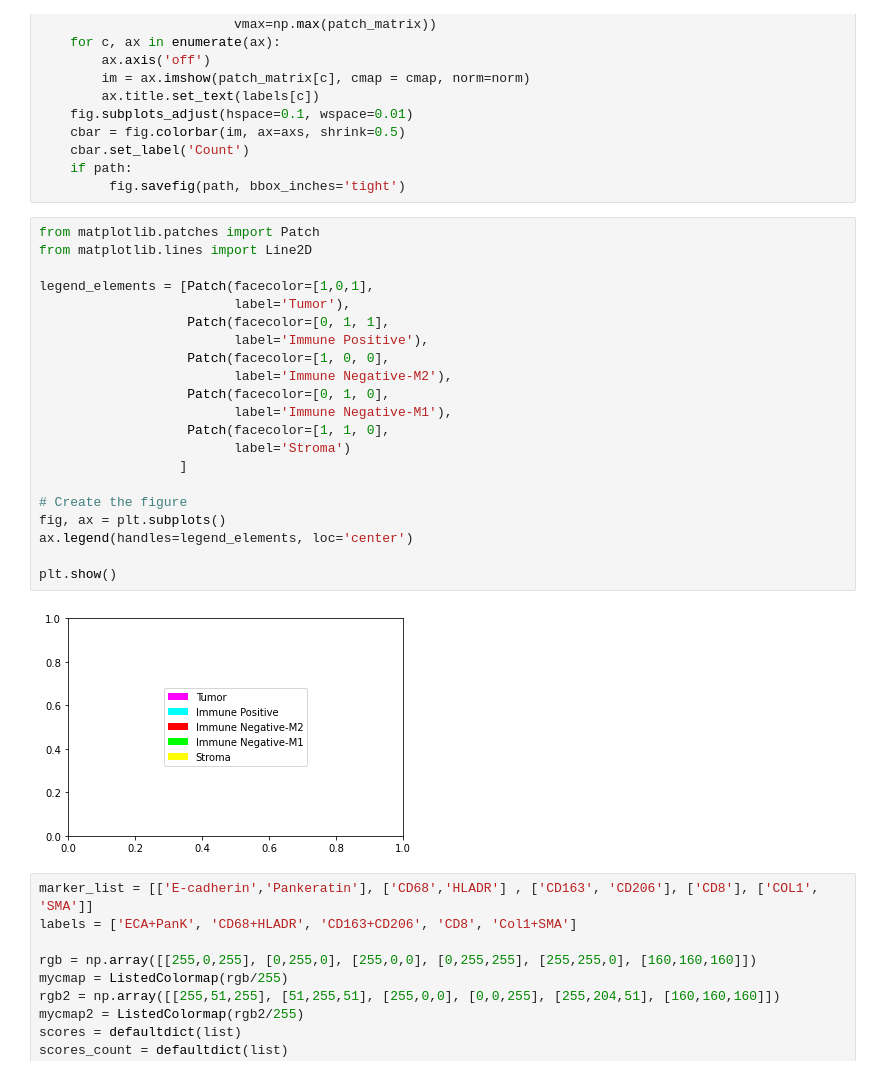
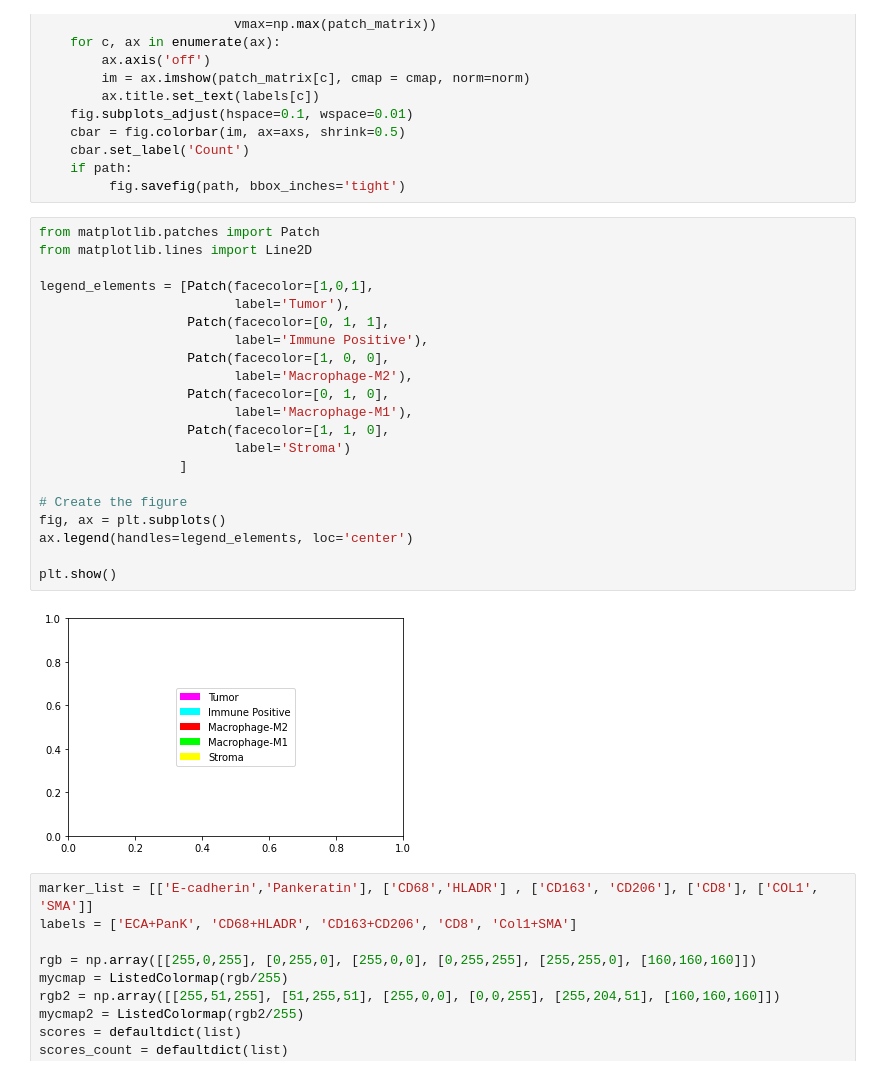
Before and after one commit to coskunlab/SpatialVizScore, a Jupyter notebook: notebooks/spatial_variant_score_new_data.ipynb, the cells around one changed output. Saved outputs shown, nothing was run; the diff lists cells and outputs as text.

Commit message:
Add processing for new TMA data with macrophage markers

```diff
--- a/notebooks/spatial_variant_score_new_data.ipynb
+++ b/notebooks/spatial_variant_score_new_data.ipynb
@@ -438,26 +438,26 @@ def plot_interaction_patch(init_c, node_class, node_patch, n, shape, cmap, path=
 # %%
 from matplotlib.patches import Patch
 from matplotlib.lines import Line2D
 
 legend_elements = [Patch(facecolor=[1,0,1],
                          label='Tumor'),
                    Patch(facecolor=[0, 1, 1],
                          label='Immune Positive'),
                    Patch(facecolor=[1, 0, 0],
-                         label='Immune Negative-M2'),
+                         label='Macrophage-M2'),
                    Patch(facecolor=[0, 1, 0],
-                         label='Immune Negative-M1'),
+                         label='Macrophage-M1'),
                    Patch(facecolor=[1, 1, 0],
                          label='Stroma')
                   ]
 
 # Create the figure
 fig, ax = plt.subplots()
 ax.legend(handles=legend_elements, loc='center')
 
 plt.show()
 # %% [output]
-[figure, old version]
+[figure, new version]
 # %%
 marker_list = [['E-cadherin','Pankeratin'], ['CD68','HLADR'] , ['CD163', 'CD206'], ['CD8'], ['COL1', 'SMA']]
 labels = ['ECA+PanK', 'CD68+HLADR', 'CD163+CD206', 'CD8', 'Col1+SMA']
```
Also changed, not shown: 6 other files.
